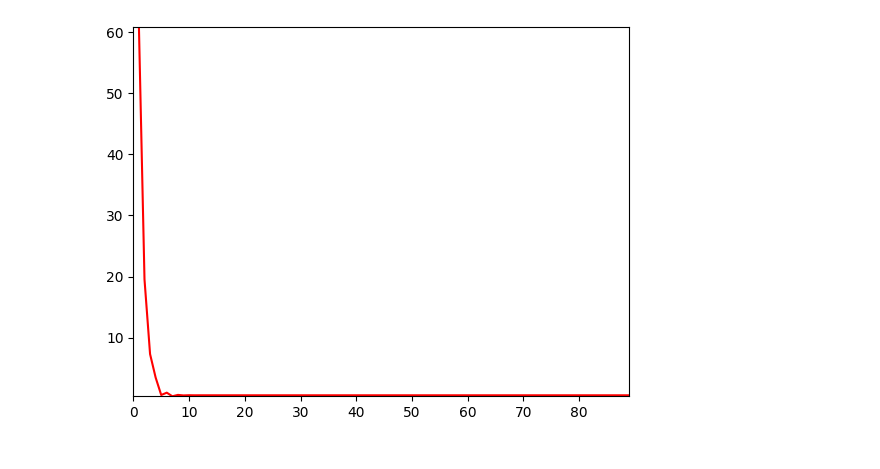
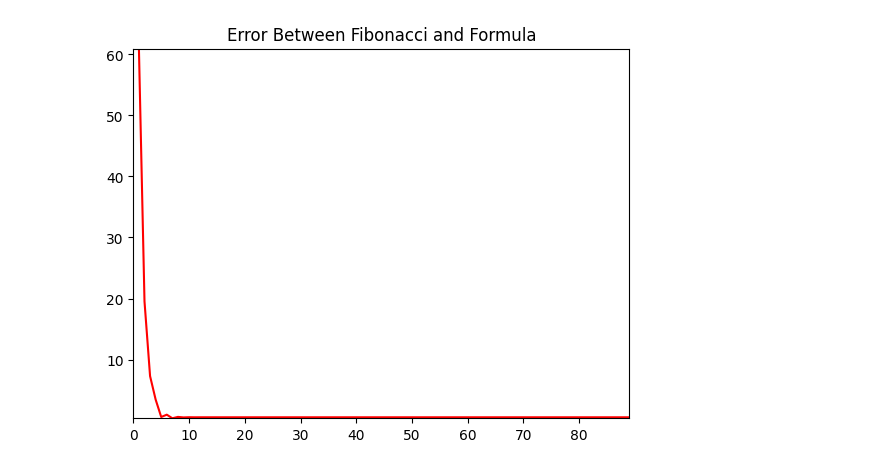
Before and after one commit to josef-alt/random-python-stuff, a Jupyter notebook: Conversion/Estimations.ipynb, the cells around one changed output. Saved outputs shown, nothing was run; the diff lists cells and outputs as text; code cells hidden in the pictures.

```diff
--- a/Conversion/Estimations.ipynb
+++ b/Conversion/Estimations.ipynb
@@ -43,9 +45,10 @@ plt.show()
 # %%
 limit = 90
 y = diff[:limit]
 x = range(limit)
+plt.title('Error Between Fibonacci and Formula')
 plt.plot(x, y, 'r')
 plt.axis([x[0], x[-1], min(y), max(y)])
 plt.show()
 # %% [output]
-[figure, old version]
+[figure, new version]
```
Also changed, not shown: parts of 2 cells of this notebook.
